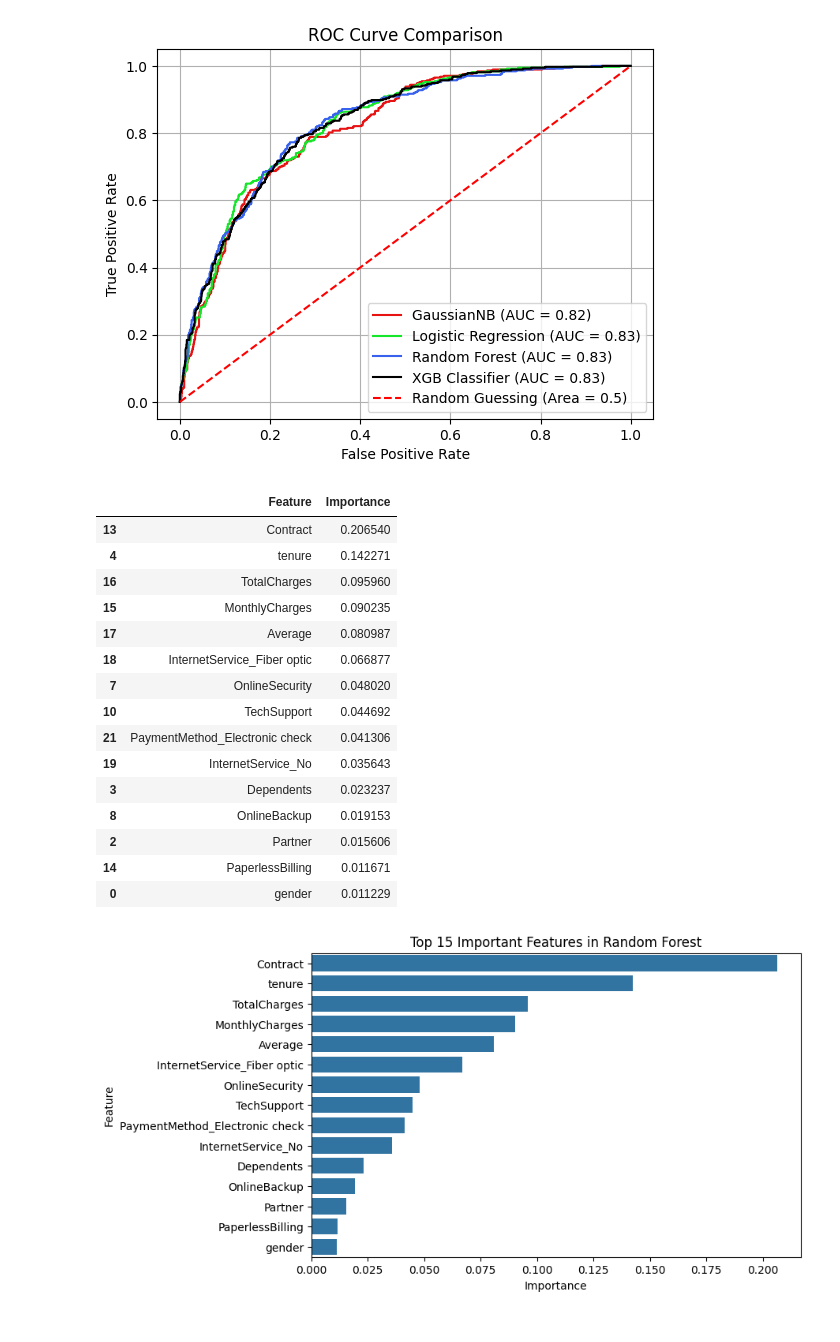
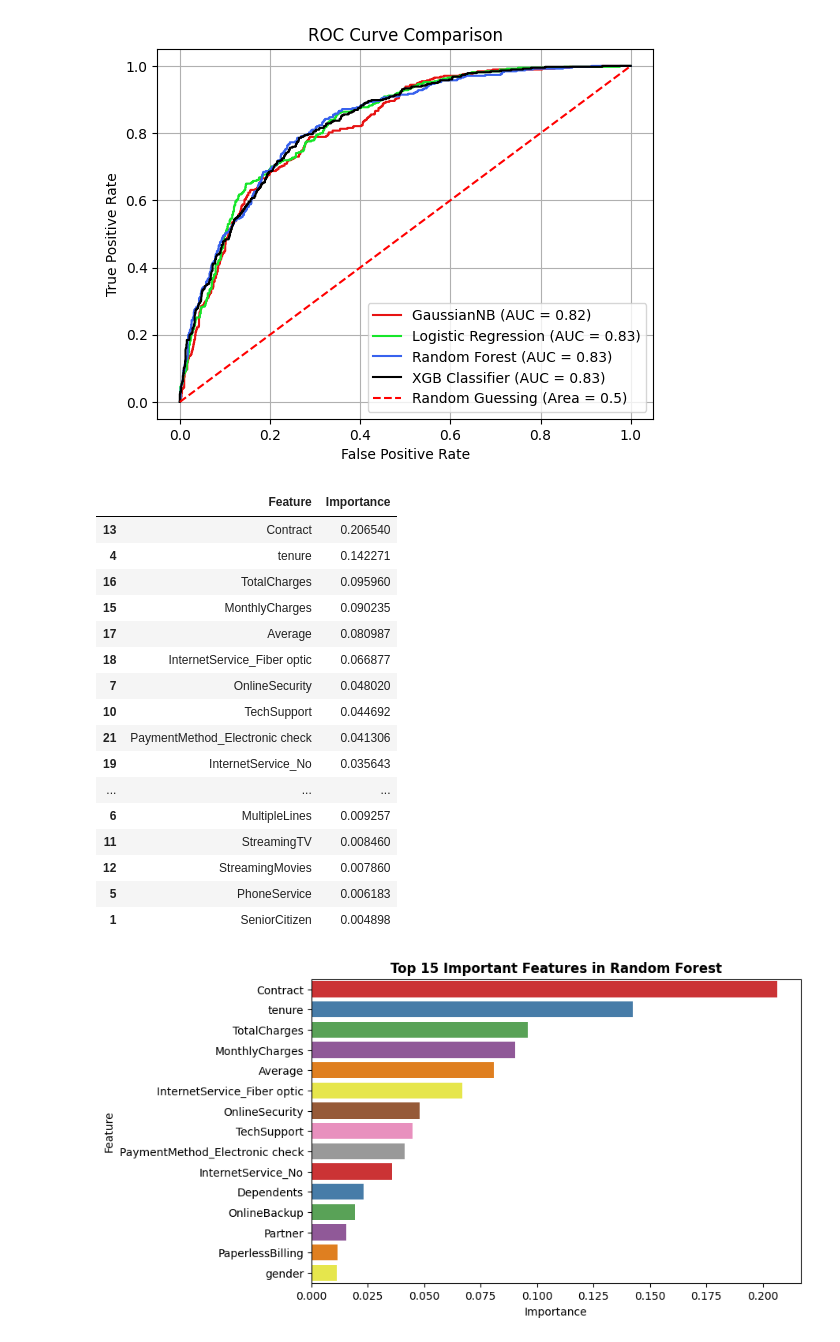
Before and after one commit to Md-Maruf-1727/customer-churn-prediction-ml, a Jupyter notebook: NoteBooks/04_model_training.ipynb, the cells around one changed output. Drawn from its saved outputs; the diff is of its cells as text; code cells hidden in the pictures.

```diff
--- a/NoteBooks/04_model_training.ipynb
+++ b/NoteBooks/04_model_training.ipynb
@@ -439,7 +439,7 @@ feature_importance = pd.DataFrame({
     'Importance': best_rf.feature_importances_
 }).sort_values(by='Importance', ascending=False)
 
-feature_importance.head(15)
+feature_importance
 # %% [output]
 |  | Feature | Importance |
 | 13 | Contract | 0.206540 |
@@ -452,15 +452,20 @@ feature_importance.head(15)
 | 10 | TechSupport | 0.044692 |
 | 21 | PaymentMethod_Electronic check | 0.041306 |
 | 19 | InternetService_No | 0.035643 |
-| 3 | Dependents | 0.023237 |
-| 8 | OnlineBackup | 0.019153 |
-| 2 | Partner | 0.015606 |
-| 14 | PaperlessBilling | 0.011671 |
-| 0 | gender | 0.011229 |
+| ... | ... | ... |
+| 6 | MultipleLines | 0.009257 |
+| 11 | StreamingTV | 0.008460 |
+| 12 | StreamingMovies | 0.007860 |
+| 5 | PhoneService | 0.006183 |
+| 1 | SeniorCitizen | 0.004898 |
 # %%
 plt.figure(figsize=(8, 5))
-sns.barplot(data=feature_importance.head(15), x='Importance', y= 'Feature')
-plt.title("Top 15 Important Features in Random Forest")
+sns.barplot(
+    data=feature_importance.head(15),
+    x='Importance', y= 'Feature',
+    palette='Set1'
+)
+plt.title("Top 15 Important Features in Random Forest", weight='bold')
 plt.show()
 # %% [output]
-[figure, old version]
+[figure, new version]
```
Also changed, not shown: parts of 2 cells of this notebook.
